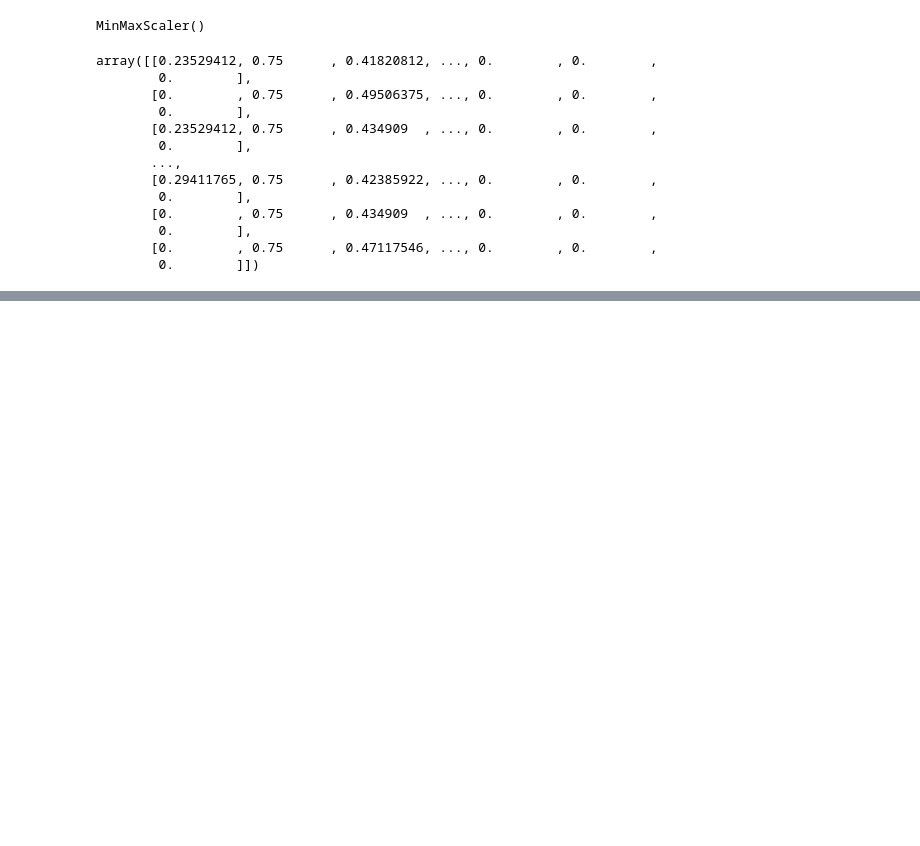
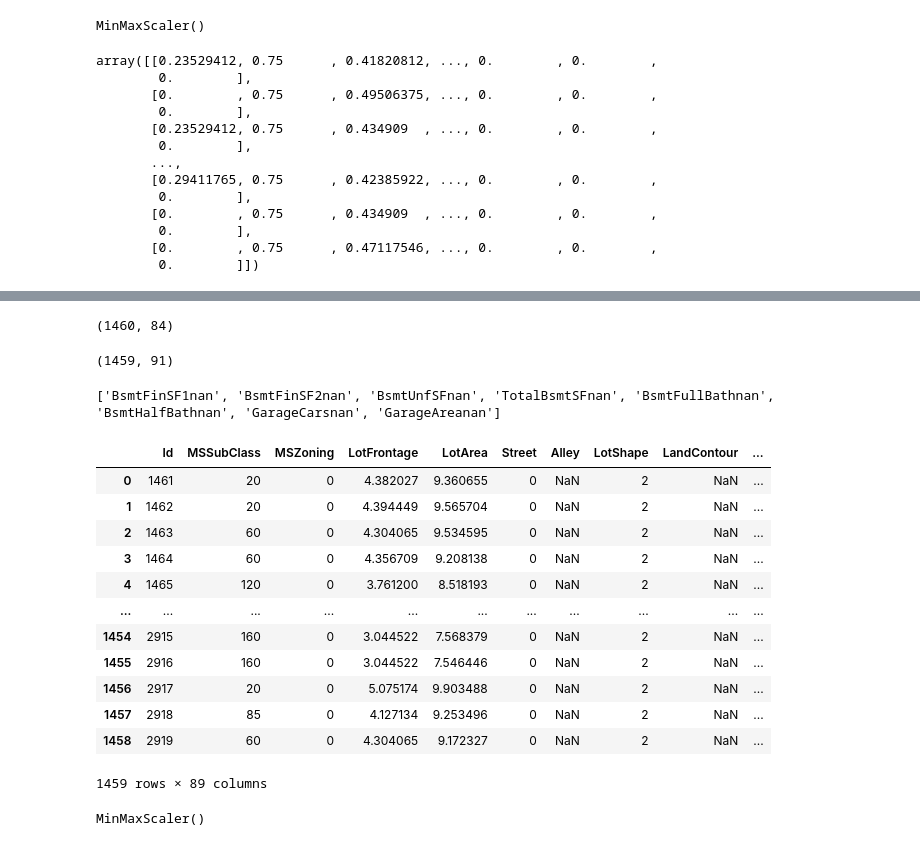
Before and after one commit to Avya-9/ML, a Jupyter notebook: house-price-prediction/pricepred.ipynb, the cells around one changed output, grey strips where cells are left out. Cells and saved outputs as stored; diff of their text form; code cells hidden in the pictures; blank space fills up the shorter version.

```diff
--- a/house-price-prediction/pricepred.ipynb
+++ b/house-price-prediction/pricepred.ipynb
@@ -520,0 +663,9 @@ data = pd.concat([df[['Id', 'SalePrice']].reset_index(drop=True),
+# %%
+def replace_cat_feature(df,features_nan):
+    data=df.copy()
+    data[features_nan]=data[features_nan].fillna('Missing')
+    return data
+
+test_df=replace_cat_feature(test_df,features_with_na)
+
+test_df[features_with_na].isnull().sum()
@@ -520,0 +690,3 @@ data = pd.concat([df[['Id', 'SalePrice']].reset_index(drop=True),
+# %%
+categorical_features_test=[feature for feature in test_df.columns if test_df[feature].dtypes=='O']
+categorical_features_test
@@ -520,0 +711,7 @@ data = pd.concat([df[['Id', 'SalePrice']].reset_index(drop=True),
+# %%
+for feature in categorical_features_test:
+    test_df[feature] = np.where(test_df[feature].isin(temp_df), test_df[feature], 'Rare_var')
+# %%
+for feature in categorical_features_test:
+    if feature in label_mappings:
+        test_df[feature] = test_df[feature].map(label_mappings[feature])
@@ -520,0 +736,35 @@ data = pd.concat([df[['Id', 'SalePrice']].reset_index(drop=True),
+# %%
+df.shape
+# %% [output]
+(1460, 84)
+# %%
+test_df.shape
+# %% [output]
+(1459, 91)
+# %%
+featureno = [feature for feature in test_df.columns if feature not in df.columns]
+print(featureno)
+# %% [output]
+['BsmtFinSF1nan', 'BsmtFinSF2nan', 'BsmtUnfSFnan', 'TotalBsmtSFnan', 'BsmtFullBathnan', 'BsmtHalfBathnan', 'GarageCarsnan', 'GarageAreanan']
+# %%
+test_df.drop(columns=['BsmtFullBathnan', 'BsmtHalfBathnan'])
+# %% [output]
+|  | Id | MSSubClass | MSZoning | LotFrontage | LotArea | Street | Alley | LotShape | LandContour | ... |
+| 0 | 1461 | 20 | 0 | 4.382027 | 9.360655 | 0 | NaN | 2 | NaN | ... |
+| 1 | 1462 | 20 | 0 | 4.394449 | 9.565704 | 0 | NaN | 2 | NaN | ... |
+| 2 | 1463 | 60 | 0 | 4.304065 | 9.534595 | 0 | NaN | 2 | NaN | ... |
+| 3 | 1464 | 60 | 0 | 4.356709 | 9.208138 | 0 | NaN | 2 | NaN | ... |
+| 4 | 1465 | 120 | 0 | 3.761200 | 8.518193 | 0 | NaN | 2 | NaN | ... |
+| ... | ... | ... | ... | ... | ... | ... | ... | ... | ... | ... |
+| 1454 | 2915 | 160 | 0 | 3.044522 | 7.568379 | 0 | NaN | 2 | NaN | ... |
+| 1455 | 2916 | 160 | 0 | 3.044522 | 7.546446 | 0 | NaN | 2 | NaN | ... |
+| 1456 | 2917 | 20 | 0 | 5.075174 | 9.903488 | 0 | NaN | 2 | NaN | ... |
+| 1457 | 2918 | 85 | 0 | 4.127134 | 9.253496 | 0 | NaN | 2 | NaN | ... |
+| 1458 | 2919 | 60 | 0 | 4.304065 | 9.172327 | 0 | NaN | 2 | NaN | ... |
+1459 rows × 89 columns
+# %%
+feature_scale_test=[feature for feature in test_df.columns if feature not in ['Id']]
+
+scaler.fit(test_df[feature_scale_test])
+# %% [output]
+MinMaxScaler()
```
Also changed, not shown: parts of 24 cells of this notebook, 17 other files.
